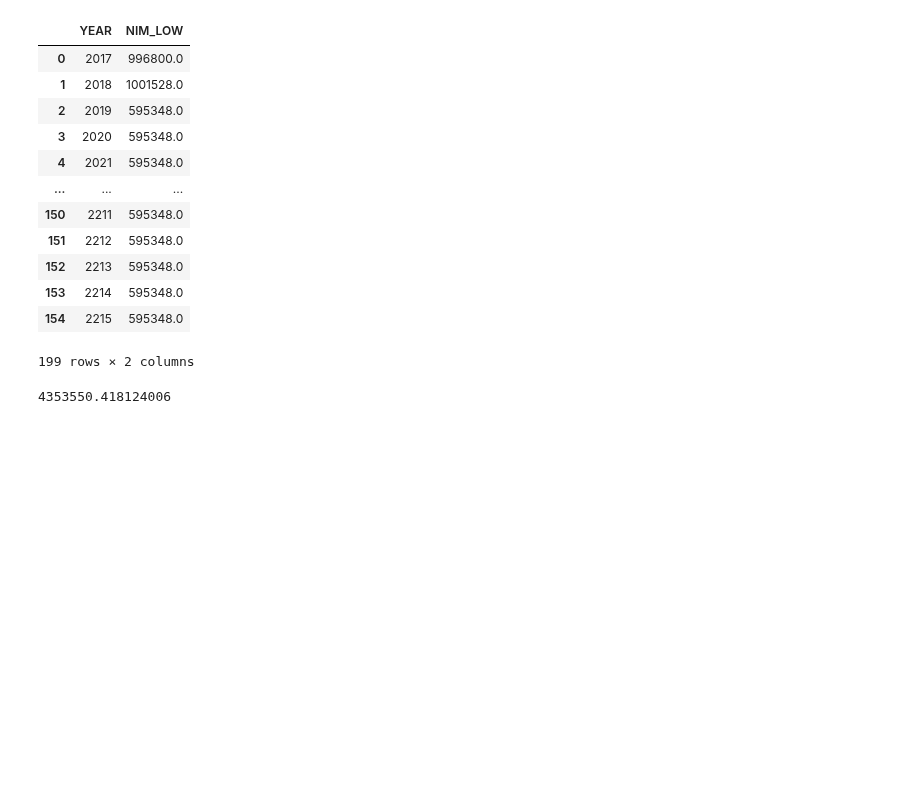
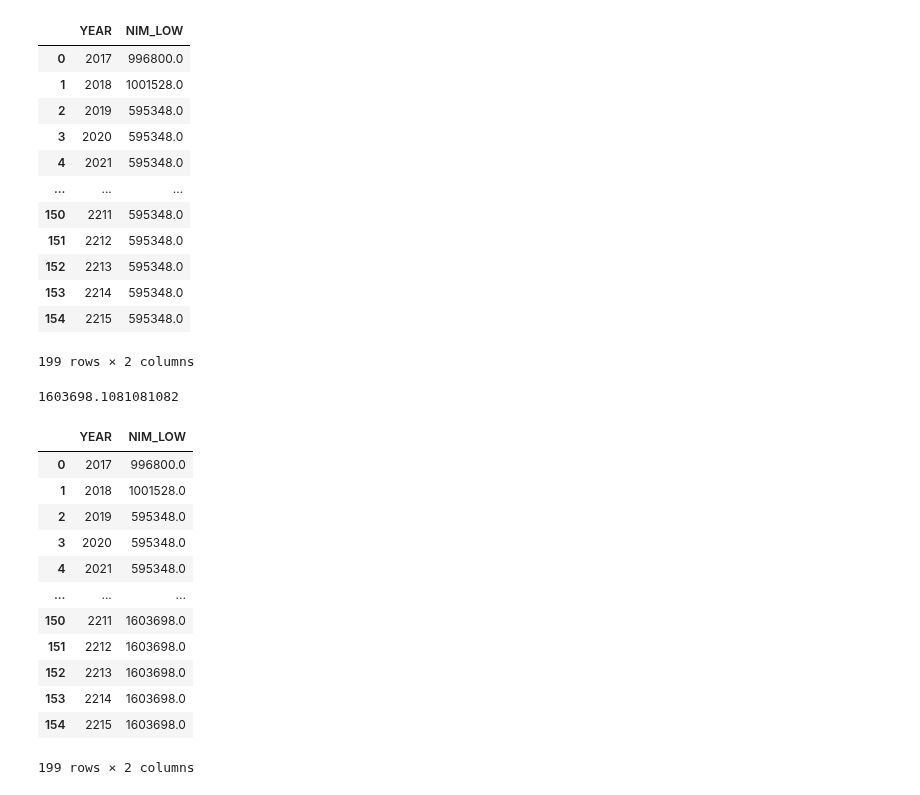
Before and after one commit to plowden/project-1-group-6, a Jupyter notebook: Net International Migration.ipynb, the cells around one changed output. Cells and saved outputs as stored; diff of their text form; code cells hidden in the pictures; blank space fills up the shorter version.

```diff
--- a/Net International Migration.ipynb
+++ b/Net International Migration.ipynb
@@ -728,0 +754,4 @@ ideal_wb_df
+# %%
+# merge with births with ideal_wb_df on year
+ideal_wb_df = pd.merge(ideal_wb_df, births_proj_df, on='Year',how='outer')
+ideal_wb_df
@@ -775,9 +828,9 @@ num_years = 2164 - 2016 # calculate in better way
 num_years
 
 # calculate num births total between 2016 - 2164
-num_births = avg_change_births * num_years
+#num_births = avg_change_births * num_years
 
 # calculate number of people added from 2016 to 2064
-num_pop_added = ideal_wb_df['Adjusted Total Population'][148] - ideal_wb_df['Adjusted Total Population'][0]
-num_pop_added
+#num_pop_added = ideal_wb_df['Adjusted Total Population'][148] - ideal_wb_df['Adjusted Total Population'][0]
+#num_pop_added
 # %% [output]
@@ -841,37 +894,52 @@ low_nim_df_mf_proj
 # %%
 # calculate what NIM from 2016 to 2164 total based on the formula:
 #   # NIM 2016-2164 = # pop change from 2164 to 2016 + # deaths 2016-2164 - # births 2016-2164
-#      population change = num_pop_added
-#      births 2016-2164 = num_births
-#      deaths 2016-2164 = num_deaths
+#      population change = pop_change or 144,013,930
+#      deaths 2016-2164 = total_deaths or 771,666,273
+#      births 2016-2164 = num_births or 678,332,883
 
-nim_2016_2164 = num_pop_added + num_deaths - num_births
+
+nim_2016_2164 = pop_change + total_deaths - num_births
 nim_2016_2164
 
 nim_2164 = nim_2016_2164 / num_years
 nim_2164
 # %% [output]
-4353550.418124006
+1603698.1081081082
 # %%
 # calculate what NIM should be at 2164 based on population, births and deaths projected at 2164
 #   population at 2164 = inflection_pop or 467,141,443
 #   births at 2164 = num_live_births_2164 or 394,917
 #   deaths at 2164 = num_deaths or 4,016,832
 #   NIM = population - births + deaths
 
 
 # scenario 1 at TFR of 2.1
-num_nim_2164 = inflection_pop - num_live_births_2164 + num_deaths
-print(num_nim_2164)
+#num_nim_2164 = inflection_pop - num_live_births_2164 + num_deaths
+#print(num_nim_2164)
 
 # scenario 2 at projected TFR at 2164
-num_nim_2164_2 = 7917 - num_live_births_2164_2 + num_deaths
-num_nim_2164_2
+#num_nim_2164_2 = 7917 - num_live_births_2164_2 + num_deaths
+#num_nim_2164_2
 
 # add ideal NIM starting at 2164 to 2215 to low_nim_df_mf_proj
-low_nim_df_mf_proj['NIM_LOW'].loc[low_nim_df_mf_proj['YEAR']>2163]=num_nim_2164_2 ## change to num_nim_2164_2 for scenario 2
+low_nim_df_mf_proj['NIM_LOW'].loc[low_nim_df_mf_proj['YEAR']>2163]=round(nim_2164) ## change to num_nim_2164_2 for scenario 2
 low_nim_df_mf_proj
 # plot NIM - second NIM plot with adjusted figures from 2164 onwards
+# %% [output]
+|  | YEAR | NIM_LOW |
+| 0 | 2017 | 996800.0 |
+| 1 | 2018 | 1001528.0 |
+| 2 | 2019 | 595348.0 |
+| 3 | 2020 | 595348.0 |
+| 4 | 2021 | 595348.0 |
+| ... | ... | ... |
+| 150 | 2211 | 1603698.0 |
+| 151 | 2212 | 1603698.0 |
+| 152 | 2213 | 1603698.0 |
+| 153 | 2214 | 1603698.0 |
+| 154 | 2215 | 1603698.0 |
+199 rows × 2 columns
 # %%
 # define x (year) and y (NIM)
 year_low_nim_proj = low_nim_df_mf_proj['YEAR']
```
Also changed, not shown: parts of 12 cells of this notebook.
